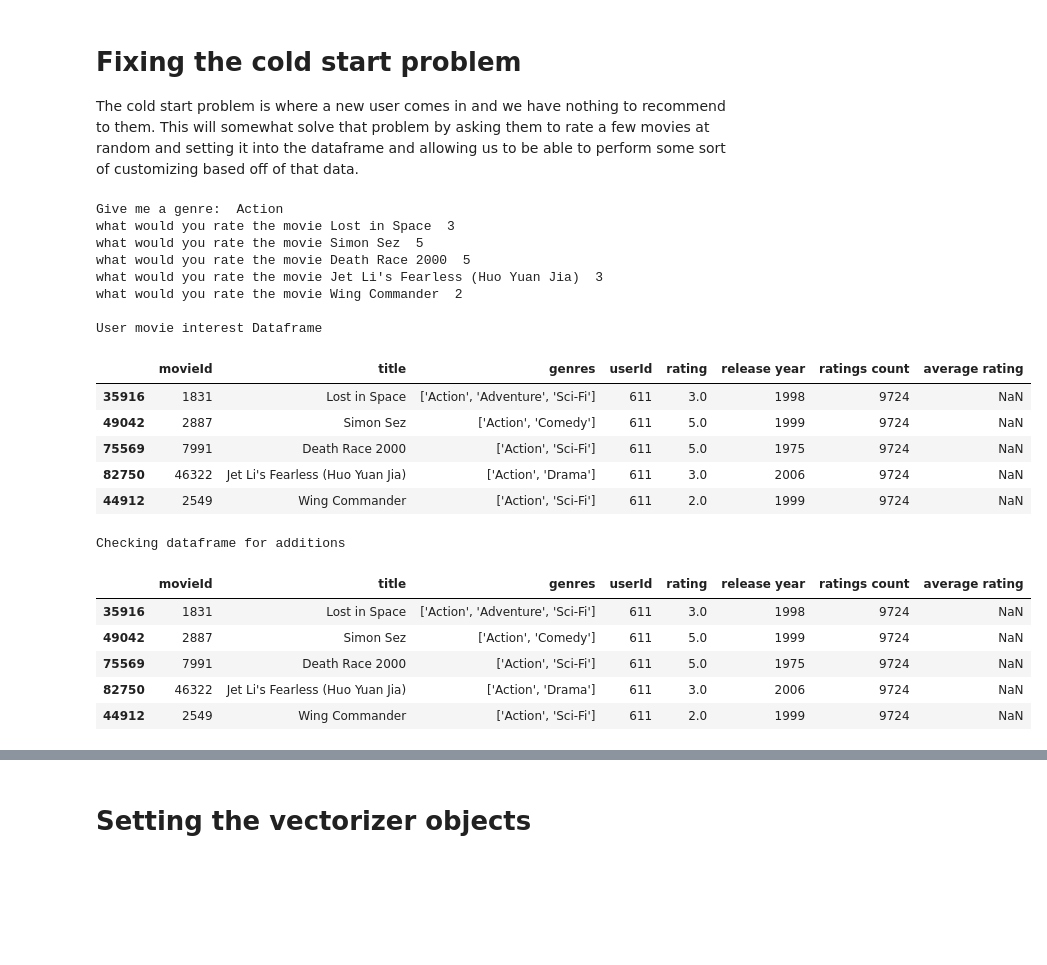
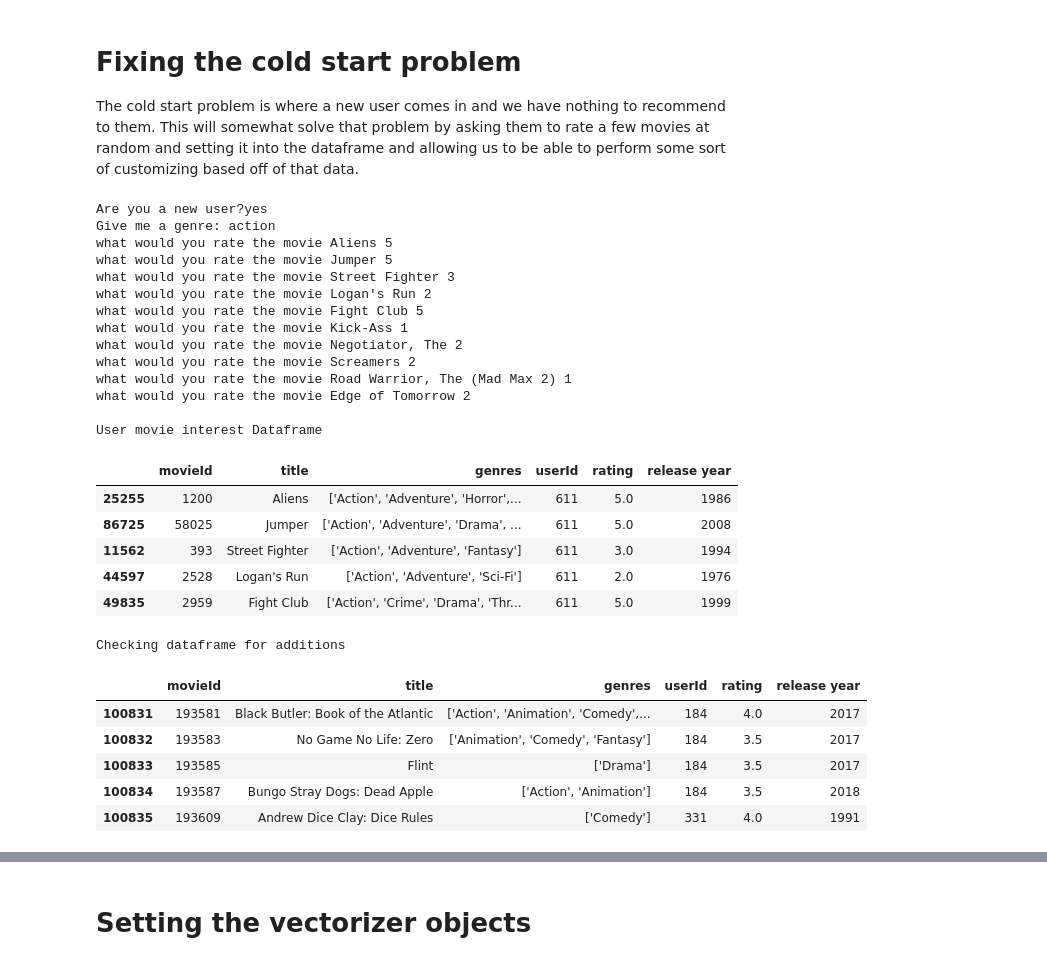
Before and after one commit to Corneth/Movie-Lens-Recommender, a Jupyter notebook: Mod 4 project file.ipynb, the cells around one changed output, grey strips where cells are left out. Drawn from its saved outputs; the diff is of its cells as text; code cells hidden in the pictures; blank space fills up the shorter version.

```diff
--- a/Mod 4 project file.ipynb
+++ b/Mod 4 project file.ipynb
@@ -49,6 +52,8 @@ def clean_data(movies,links,ratings):
     ratings.drop('timestamp',axis = 1, inplace = True)
 
 
+
+
     df1 = pd.merge(movies,links,on ='movieId')
 
     df = pd.merge(df1,ratings,on = 'movieId',how = 'inner')
@@ -58,15 +63,8 @@ def clean_data(movies,links,ratings):
     df['release year'] = df['release year'].fillna(0).astype(int)
     df['genres'] = df['genres'].str.split('|').astype(str)
     df.drop(['imdbId','tmdbId'],axis = 1,inplace = True)
-#     df.drop('timestamp',axis = 1,inplace = True)
+#     df.drop_duplicates(subset = 'movieId',keep = 'first',inplace = True)
     return df
-
-def ratings_counts(df1):
-    df1['ratings count'] = ratings.groupby('movieId')['rating'].count().count()
-    df1['average rating'] = ratings.groupby('movieId')['rating'].mean()
-#     df1.drop('rating',axis = 1,inplace = True)
-    df1.drop_duplicates(subset = 'title',keep = 'last',inplace = True)
-    return df1
 
 
 def predict_evaluate(recsys,dataset,name = 'Algorithm'):
@@ -77,15 +75,19 @@ def predict_evaluate(recsys,dataset,name = 'Algorithm'):
 
 def user_interest():
 #     movies['title'] = [x[:-6] for x in movies['title']]
+    new_user = input('Are you a new user?')
+    if new_user == 'yes':
+        user = (df['userId'].values.max() +1)
+    else:
+        user = (df['userId'].values.max())
     genre_input = input('Give me a genre: ')
-    genre_based = df[df.genres.str.contains(genre_input)]
+    genre_based = df[df.genres.str.contains(genre_input.title())]
     titles = list(genre_based['title'])
     title = []
     [title.append(x) for x in titles if x not in title]
-    user = (df['userId'].values.max() +1)
 
     movies = pd.DataFrame(columns = df.columns)
-    for i in range (1,6):
+    for i in range (1,11):
 
         x = random.choice(titles)
         y = float(input('what would you rate the movie ' + x))
@@ -93,11 +95,14 @@ def user_interest():
         movies2.drop_duplicates(subset = 'title',keep = 'first',inplace = True)
         movies2['rating'] = y
         movies2['userId'] = user
+
         movies = movies.append(movies2)
+#         df.groupby('movieId')['rating'].count().reset_index().sort_values('movieId',ascending = False)
 
 
+#     ratings count,average rating
 
-    return movies
+    return movies,user
 # %% [markdown]
 # Pull data from Functions and view the data
 # %%
@@ -189,33 +225,39 @@ lower.head(10)
 # Fixing the cold start problem
 The cold start problem is where a new user comes in and we have nothing to recommend to them. This will somewhat solve that problem by asking them to rate a few movies at random and setting it into the dataframe and allowing us to be able to perform some sort of customizing based off of that data.
 # %%
-user_movies = user_interest()
+user_movies,user = user_interest()
 print("")
 print('User movie interest Dataframe')
 display(user_movies.head())
-df = df.append(user_movies)
+
 print('')
 print('Checking dataframe for additions')
 df.tail()
 # %% [output]
-Give me a genre:  Action
-what would you rate the movie Lost in Space  3
-what would you rate the movie Simon Sez  5
-what would you rate the movie Death Race 2000  5
-what would you rate the movie Jet Li's Fearless (Huo Yuan Jia)  3
-what would you rate the movie Wing Commander  2
+Are you a new user?yes
+Give me a genre: action
+what would you rate the movie Aliens 5
+what would you rate the movie Jumper 5
+what would you rate the movie Street Fighter 3
+what would you rate the movie Logan's Run 2
+what would you rate the movie Fight Club 5
+what would you rate the movie Kick-Ass 1
+what would you rate the movie Negotiator, The 2
+what would you rate the movie Screamers 2
+what would you rate the movie Road Warrior, The (Mad Max 2) 1
+what would you rate the movie Edge of Tomorrow 2
 
 User movie interest Dataframe
-|  | movieId | title | genres | userId | rating | release year | ratings count | average rating |
-| 35916 | 1831 | Lost in Space | ['Action', 'Adventure', 'Sci-Fi'] | 611 | 3.0 | 1998 | 9724 | NaN |
-| 49042 | 2887 | Simon Sez | ['Action', 'Comedy'] | 611 | 5.0 | 1999 | 9724 | NaN |
-| 75569 | 7991 | Death Race 2000 | ['Action', 'Sci-Fi'] | 611 | 5.0 | 1975 | 9724 | NaN |
-| 82750 | 46322 | Jet Li's Fearless (Huo Yuan Jia) | ['Action', 'Drama'] | 611 | 3.0 | 2006 | 9724 | NaN |
-| 44912 | 2549 | Wing Commander | ['Action', 'Sci-Fi'] | 611 | 2.0 | 1999 | 9724 | NaN |
+|  | movieId | title | genres | userId | rating | release year |
+| 25255 | 1200 | Aliens | ['Action', 'Adventure', 'Horror',... | 611 | 5.0 | 1986 |
+| 86725 | 58025 | Jumper | ['Action', 'Adventure', 'Drama', ... | 611 | 5.0 | 2008 |
+| 11562 | 393 | Street Fighter | ['Action', 'Adventure', 'Fantasy'] | 611 | 3.0 | 1994 |
+| 44597 | 2528 | Logan's Run | ['Action', 'Adventure', 'Sci-Fi'] | 611 | 2.0 | 1976 |
+| 49835 | 2959 | Fight Club | ['Action', 'Crime', 'Drama', 'Thr... | 611 | 5.0 | 1999 |
 Checking dataframe for additions
-|  | movieId | title | genres | userId | rating | release year | ratings count | average rating |
-| 35916 | 1831 | Lost in Space | ['Action', 'Adventure', 'Sci-Fi'] | 611 | 3.0 | 1998 | 9724 | NaN |
-| 49042 | 2887 | Simon Sez | ['Action', 'Comedy'] | 611 | 5.0 | 1999 | 9724 | NaN |
-| 75569 | 7991 | Death Race 2000 | ['Action', 'Sci-Fi'] | 611 | 5.0 | 1975 | 9724 | NaN |
-| 82750 | 46322 | Jet Li's Fearless (Huo Yuan Jia) | ['Action', 'Drama'] | 611 | 3.0 | 2006 | 9724 | NaN |
-| 44912 | 2549 | Wing Commander | ['Action', 'Sci-Fi'] | 611 | 2.0 | 1999 | 9724 | NaN |
+|  | movieId | title | genres | userId | rating | release year |
+| 100831 | 193581 | Black Butler: Book of the Atlantic | ['Action', 'Animation', 'Comedy',... | 184 | 4.0 | 2017 |
+| 100832 | 193583 | No Game No Life: Zero | ['Animation', 'Comedy', 'Fantasy'] | 184 | 3.5 | 2017 |
+| 100833 | 193585 | Flint | ['Drama'] | 184 | 3.5 | 2017 |
+| 100834 | 193587 | Bungo Stray Dogs: Dead Apple | ['Action', 'Animation'] | 184 | 3.5 | 2018 |
+| 100835 | 193609 | Andrew Dice Clay: Dice Rules | ['Comedy'] | 331 | 4.0 | 1991 |
```
Also changed, not shown: parts of 56 cells of this notebook.
